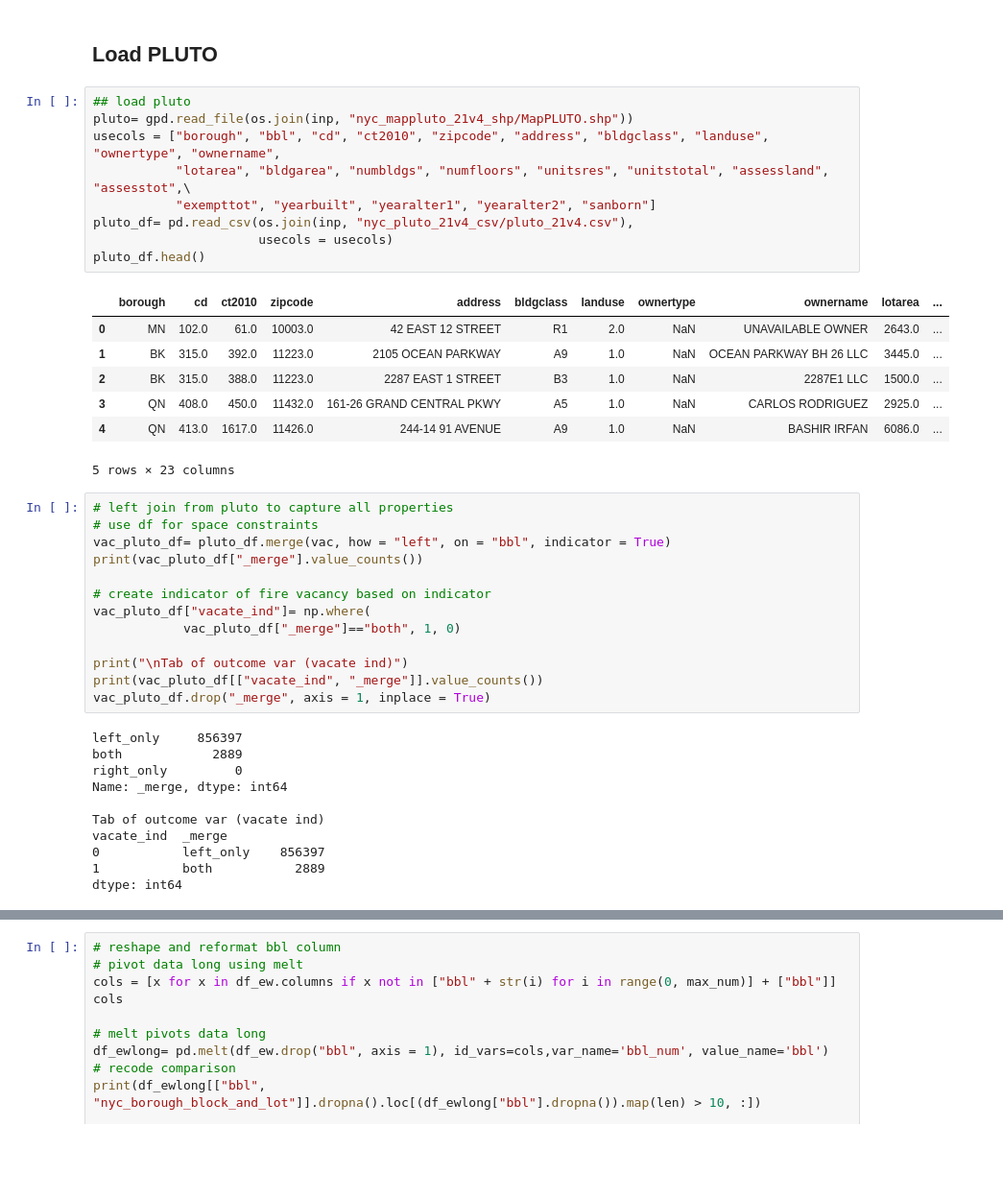
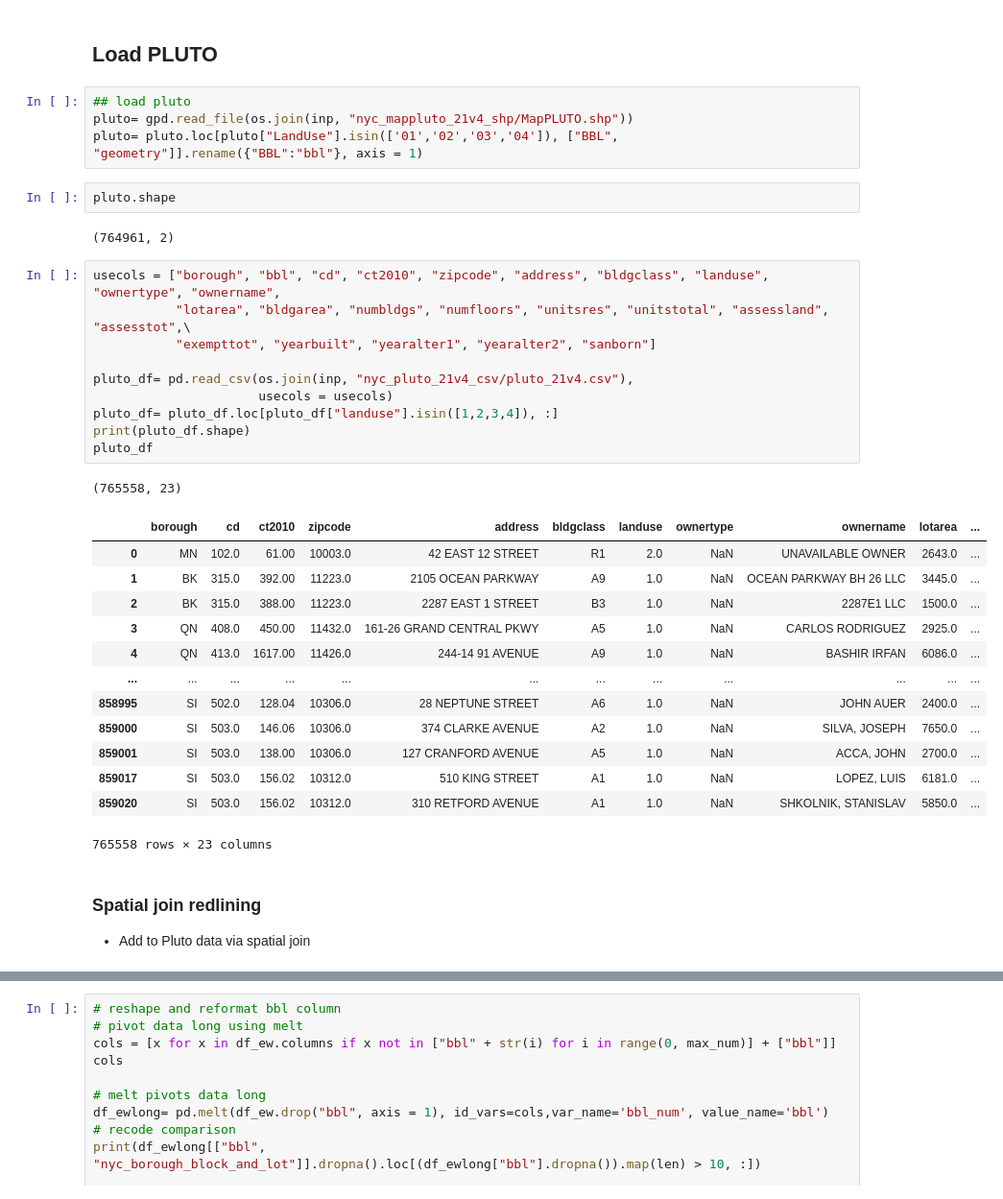
Before and after one commit to KaiElwood/machine-learning-final, a Jupyter notebook: code/00_data_processing.ipynb, the cells around one changed output, grey strips where cells are left out. Shown at 96% size. Drawn from its saved outputs; the diff is of its cells as text; blank space fills up the shorter version.

```diff
--- a/code/00_data_processing.ipynb
+++ b/code/00_data_processing.ipynb
@@ -279,44 +286,39 @@ vac.to_csv(os.join(out, "fire_vacate.csv"))
 vac_sub.to_csv(os.join(out, "fire_vacate_bbl.csv"))
 # %% [markdown]
 ## Load PLUTO
+# %%
+## load pluto
+pluto= gpd.read_file(os.join(inp, "nyc_mappluto_21v4_shp/MapPLUTO.shp"))
+pluto= pluto.loc[pluto["LandUse"].isin(['01','02','03','04']), ["BBL", "geometry"]].rename({"BBL":"bbl"}, axis = 1)
+# %%
+pluto.shape
+# %% [output]
+(764961, 2)
 # %%
-## load pluto
-pluto= gpd.read_file(os.join(inp, "nyc_mappluto_21v4_shp/MapPLUTO.shp"))
 usecols = ["borough", "bbl", "cd", "ct2010", "zipcode", "address", "bldgclass", "landuse", "ownertype", "ownername",
            "lotarea", "bldgarea", "numbldgs", "numfloors", "unitsres", "unitstotal", "assessland", "assesstot",\
            "exempttot", "yearbuilt", "yearalter1", "yearalter2", "sanborn"]
+
 pluto_df= pd.read_csv(os.join(inp, "nyc_pluto_21v4_csv/pluto_21v4.csv"),
                       usecols = usecols)
-pluto_df.head()
+pluto_df= pluto_df.loc[pluto_df["landuse"].isin([1,2,3,4]), :]
+print(pluto_df.shape)
+pluto_df
 # %% [output]
+(765558, 23)
 |  | borough | cd | ct2010 | zipcode | address | bldgclass | landuse | ownertype | ownername | lotarea | ... |
-| 0 | MN | 102.0 | 61.0 | 10003.0 | 42 EAST 12 STREET | R1 | 2.0 | NaN | UNAVAILABLE OWNER | 2643.0 | ... |
-| 1 | BK | 315.0 | 392.0 | 11223.0 | 2105 OCEAN PARKWAY | A9 | 1.0 | NaN | OCEAN PARKWAY BH 26 LLC | 3445.0 | ... |
-| 2 | BK | 315.0 | 388.0 | 11223.0 | 2287 EAST 1 STREET | B3 | 1.0 | NaN | 2287E1 LLC | 1500.0 | ... |
-| 3 | QN | 408.0 | 450.0 | 11432.0 | 161-26 GRAND CENTRAL PKWY | A5 | 1.0 | NaN | CARLOS RODRIGUEZ | 2925.0 | ... |
-| 4 | QN | 413.0 | 1617.0 | 11426.0 | 244-14 91 AVENUE | A9 | 1.0 | NaN | BASHIR IRFAN | 6086.0 | ... |
+| 0 | MN | 102.0 | 61.00 | 10003.0 | 42 EAST 12 STREET | R1 | 2.0 | NaN | UNAVAILABLE OWNER | 2643.0 | ... |
+| 1 | BK | 315.0 | 392.00 | 11223.0 | 2105 OCEAN PARKWAY | A9 | 1.0 | NaN | OCEAN PARKWAY BH 26 LLC | 3445.0 | ... |
+| 2 | BK | 315.0 | 388.00 | 11223.0 | 2287 EAST 1 STREET | B3 | 1.0 | NaN | 2287E1 LLC | 1500.0 | ... |
+| 3 | QN | 408.0 | 450.00 | 11432.0 | 161-26 GRAND CENTRAL PKWY | A5 | 1.0 | NaN | CARLOS RODRIGUEZ | 2925.0 | ... |
+| 4 | QN | 413.0 | 1617.00 | 11426.0 | 244-14 91 AVENUE | A9 | 1.0 | NaN | BASHIR IRFAN | 6086.0 | ... |
+| ... | ... | ... | ... | ... | ... | ... | ... | ... | ... | ... | ... |
+| 858995 | SI | 502.0 | 128.04 | 10306.0 | 28 NEPTUNE STREET | A6 | 1.0 | NaN | JOHN AUER | 2400.0 | ... |
+| 859000 | SI | 503.0 | 146.06 | 10306.0 | 374 CLARKE AVENUE | A2 | 1.0 | NaN | SILVA, JOSEPH | 7650.0 | ... |
+| 859001 | SI | 503.0 | 138.00 | 10306.0 | 127 CRANFORD AVENUE | A5 | 1.0 | NaN | ACCA, JOHN | 2700.0 | ... |
+| 859017 | SI | 503.0 | 156.02 | 10312.0 | 510 KING STREET | A1 | 1.0 | NaN | LOPEZ, LUIS | 6181.0 | ... |
+| 859020 | SI | 503.0 | 156.02 | 10312.0 | 310 RETFORD AVENUE | A1 | 1.0 | NaN | SHKOLNIK, STANISLAV | 5850.0 | ... |
-5 rows × 23 columns
+765558 rows × 23 columns
-# %%
-# left join from pluto to capture all properties
-# use df for space constraints
-vac_pluto_df= pluto_df.merge(vac, how = "left", on = "bbl", indicator = True)
-print(vac_pluto_df["_merge"].value_counts())
-
-# create indicator of fire vacancy based on indicator
-vac_pluto_df["vacate_ind"]= np.where(
-            vac_pluto_df["_merge"]=="both", 1, 0)
-
-print("\nTab of outcome var (vacate ind)")
-print(vac_pluto_df[["vacate_ind", "_merge"]].value_counts())
-vac_pluto_df.drop("_merge", axis = 1, inplace = True)
-# %% [output]
-left_only     856397
-both            2889
-right_only         0
-Name: _merge, dtype: int64
-
-Tab of outcome var (vacate ind)
-vacate_ind  _merge
-0           left_only    856397
-1           both           2889
-dtype: int64
+# %% [markdown]
+### Spatial join redlining
+* Add to Pluto data via spatial join
```
Also changed, not shown: parts of 58 cells of this notebook, 3 other files.
